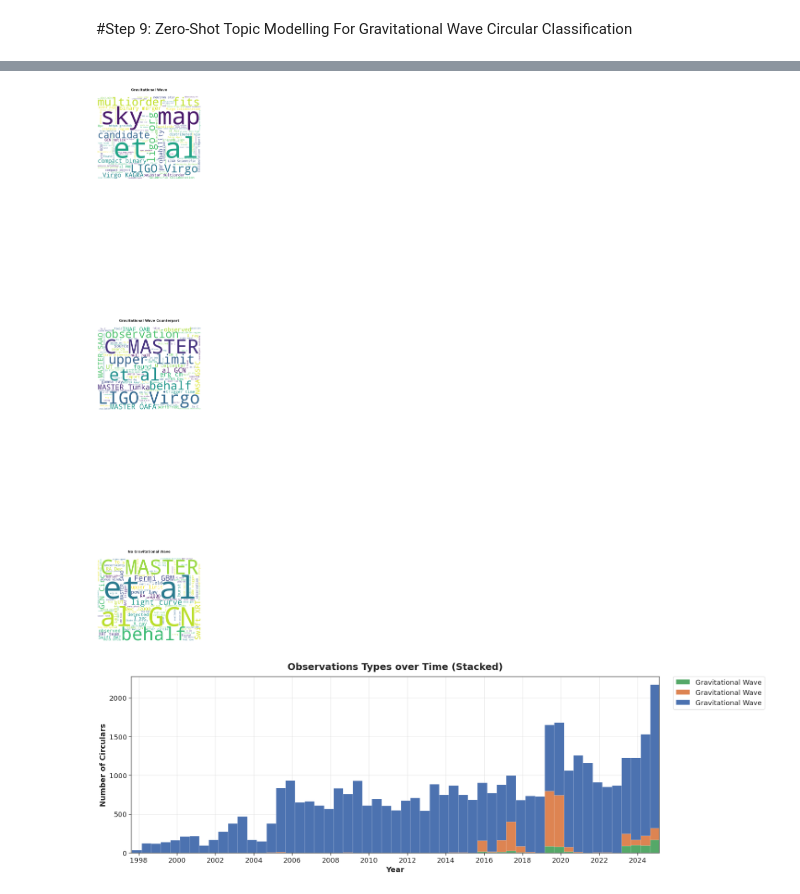
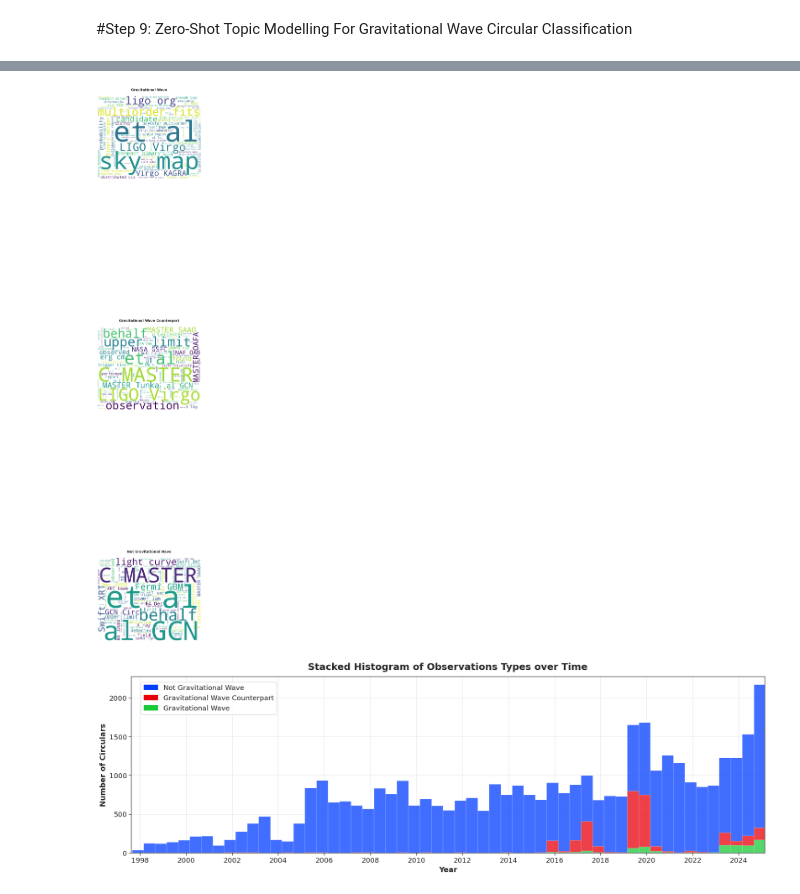
Before and after one commit to Vidushi-GitHub/NASA_GCN_NLP, a Jupyter notebook: GW_Topic_Model/GW_Topic_Model.ipynb, the cells around one changed output, grey strips where cells are left out. Cells and saved outputs as stored; diff of their text form; code cells hidden in the pictures.

Commit message:
Update GW Topic Model

```diff
--- a/GW_Topic_Model/GW_Topic_Model.ipynb
+++ b/GW_Topic_Model/GW_Topic_Model.ipynb
@@ -755,7 +747,7 @@ We attempt to fit our topics into pre-defined candidate labels using zero-shot t
 '''
 candidate_topics = ["Gravitational Wave",
                     "Gravitational Wave Counterpart",
-                    "No Gravitational Wave"]
+                    "Not Gravitational Wave"]
 
 umap_model = UMAP(n_neighbors=15,
                   n_components=5,
@@ -951,19 +962,20 @@ for topic_num, ax in enumerate(axs):
 plt.subplots_adjust(hspace=0.5)
 plt.show()
 # %% [output]
-[figure, old version]
+[figure, new version]
 # %%
 '''
 We will now perform Trend Analysis over our Topic Clusters.
 '''
 import matplotlib.dates as mdates
+from matplotlib.patches import Patch
 
 num_topics = len(freq)
 sns.set_style("whitegrid")
 sns.set_style("ticks")
 sns.set_context("paper", font_scale=1.5)
 plt.figure(figsize=(18, 6))
-custom_colors = ['#023eff', '#ff7c00', '#1ac938', '#8b2be2', '#e8000b']
+custom_colors = ['#023eff', '#e8000b', '#1ac938']
 custom_palette =  sns.color_palette(custom_colors)
 
 all_topic_dates = []
@@ -977,35 +989,36 @@ for i, time_stamp in enumerate(time_stamps):
   topic = topic_model.topic_labels_[topics[i]]
   all_topic_dates.append({'Date': date, 'Topic': topic})
   all_dates.append(date)
 
 topic_dates_df = pd.DataFrame(all_topic_dates)
 my_bins = pd.date_range(start=min(all_dates), end=max(all_dates), freq='6M')
 sns.histplot(topic_dates_df,
              x='Date',
              hue='Topic',
              multiple="stack",
              bins=mdates.date2num(my_bins),
-             alpha=1.0,
+             alpha=0.75,
              linewidth=0.2,
-             color=custom_palette)
+             palette=custom_palette)
 
 # Calculate the number of 6-month intervals between start and end dates
 start_date = min(all_dates)
 end_date = max(all_dates)
 num_intervals = (end_date.year - start_date.year) * 2 + (end_date.month - start_date.month) // 6
 
 # Calculate the adjusted end date based on the number of intervals
 adjusted_end_date = start_date + pd.DateOffset(months=num_intervals * 6)
 
 plt.xlim(start_date, adjusted_end_date)
 plt.gca().xaxis.set_major_locator(mdates.YearLocator(2))
 plt.xlabel("Year", fontsize=14, fontweight="bold")
 plt.ylabel("Number of Circulars", fontsize=14, fontweight="bold")
-plt.title("Observations Types over Time (Stacked)", fontsize=18, fontweight="bold", y=1.02)
+plt.title("Stacked Histogram of Observations Types over Time", fontsize=18, fontweight="bold", y=1.02)
 plt.grid(axis="both", linestyle="-", alpha=0.5)
-plt.legend(bbox_to_anchor=(1.02, 1.02), loc='upper left')
+handles = [Patch(color=custom_colors[i], label=topic_model.topic_labels_[i]) for i in range(len(custom_colors))]
+plt.legend(handles=handles, bbox_to_anchor=(0.01, 0.99), loc='upper left')
 
 plt.tight_layout()
 plt.show()
 # %% [output]
-[figure, old version]
+[figure, new version]
```
Also changed, not shown: parts of 25 cells of this notebook.
